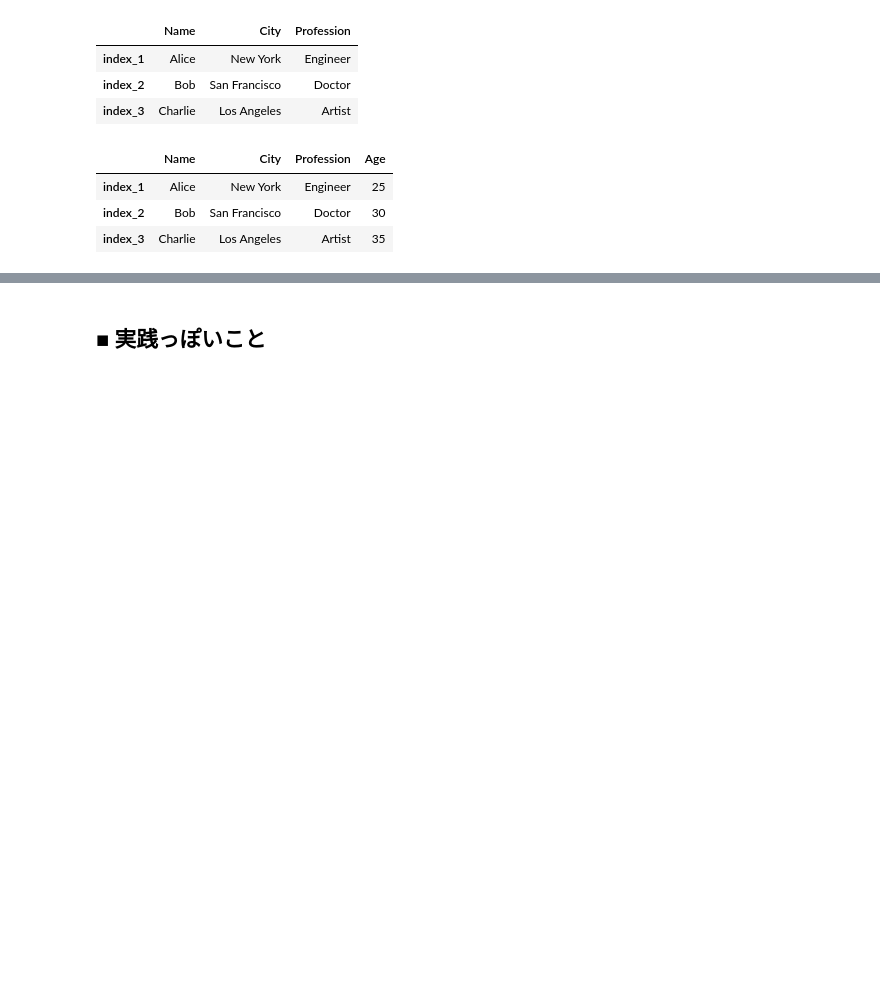
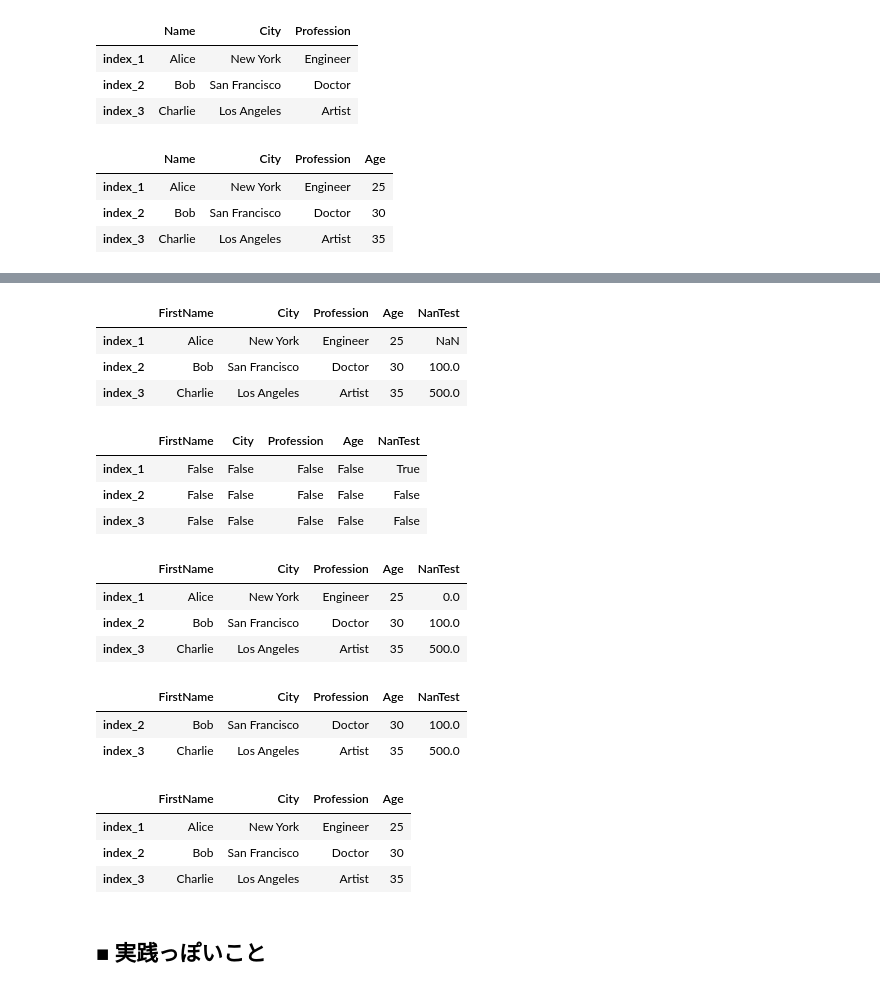
Before and after one commit to gmoriki/C4RA-Python-Tutorials, a Jupyter notebook: 0609/0609_Tutorial.ipynb, the cells around one changed output, grey strips where cells are left out. Saved outputs shown, nothing was run; the diff lists cells and outputs as text; code cells hidden in the pictures; blank space fills up the shorter version.

```diff
--- a/0609/0609_Tutorial.ipynb
+++ b/0609/0609_Tutorial.ipynb
@@ -300,3 +349,41 @@ df
+# %%
+import numpy as np
+# Nan処理
+df['NanTest'] = [np.nan,100,500]
+df
+# %% [output]
+|  | FirstName | City | Profession | Age | NanTest |
+| index_1 | Alice | New York | Engineer | 25 | NaN |
+| index_2 | Bob | San Francisco | Doctor | 30 | 100.0 |
+| index_3 | Charlie | Los Angeles | Artist | 35 | 500.0 |
+# %%
+df.isna()
+# %% [output]
+|  | FirstName | City | Profession | Age | NanTest |
+| index_1 | False | False | False | False | True |
+| index_2 | False | False | False | False | False |
+| index_3 | False | False | False | False | False |
+# %%
+df.fillna(0)
+# %% [output]
+|  | FirstName | City | Profession | Age | NanTest |
+| index_1 | Alice | New York | Engineer | 25 | 0.0 |
+| index_2 | Bob | San Francisco | Doctor | 30 | 100.0 |
+| index_3 | Charlie | Los Angeles | Artist | 35 | 500.0 |
+# %%
+# Nanを含む行を削除した結果
+df.dropna(axis=0, how='any')
+# %% [output]
+|  | FirstName | City | Profession | Age | NanTest |
+| index_2 | Bob | San Francisco | Doctor | 30 | 100.0 |
+| index_3 | Charlie | Los Angeles | Artist | 35 | 500.0 |
+# %%
+df.dropna(axis=1, how='any')
+# %% [output]
+|  | FirstName | City | Profession | Age |
+| index_1 | Alice | New York | Engineer | 25 |
+| index_2 | Bob | San Francisco | Doctor | 30 |
+| index_3 | Charlie | Los Angeles | Artist | 35 |
 # %% [markdown]
 ## ■ 実践っぽいこと
 # %%
```
Also changed, not shown: parts of 7 cells of this notebook.
